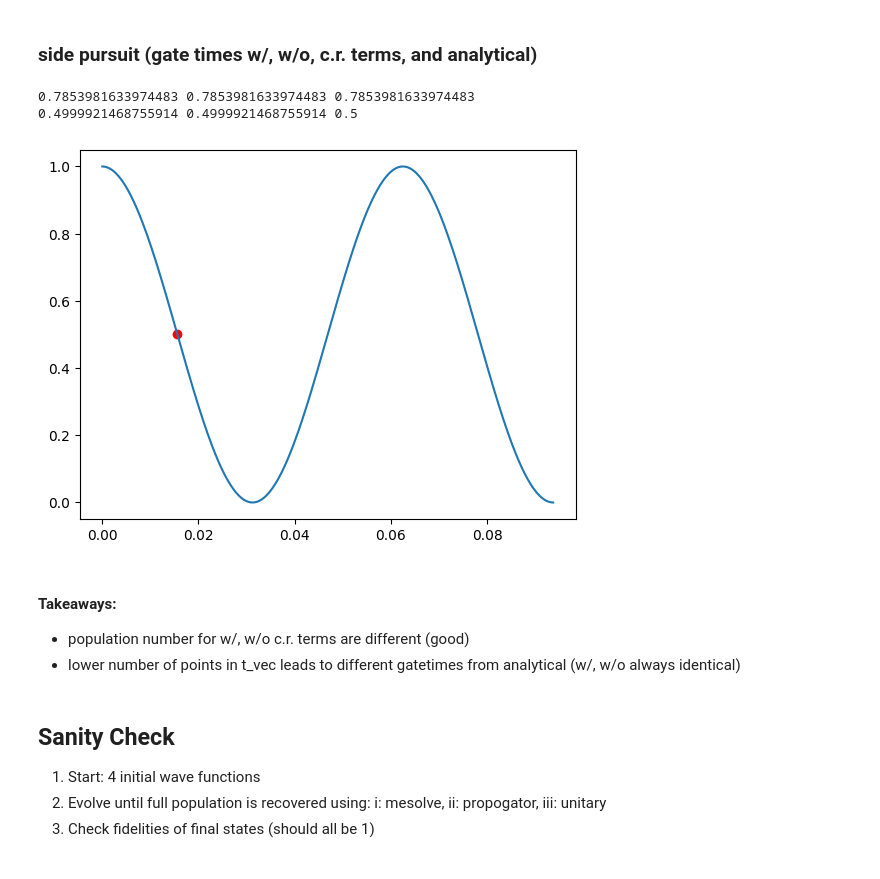
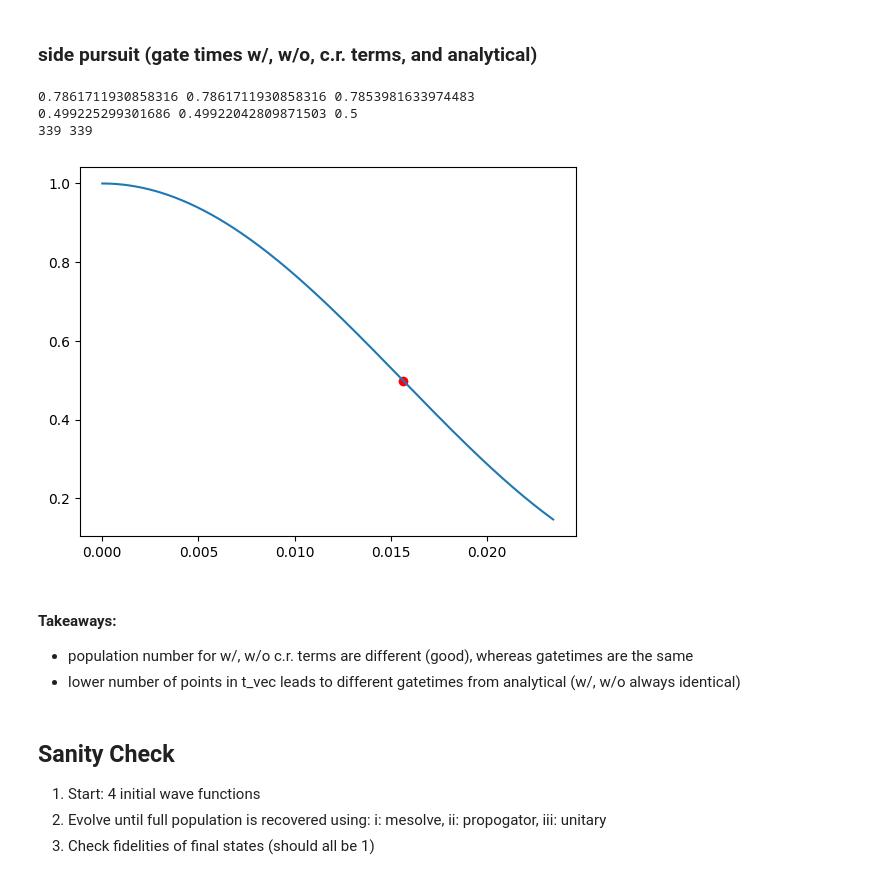
Before and after one commit to darrending8319/Ding-QIS, a Jupyter notebook: Test7_Unitary_Evolution.ipynb, the cells around one changed output. Drawn from its saved outputs; the diff is of its cells as text; code cells hidden in the pictures.

```diff
--- a/Test7_Unitary_Evolution.ipynb
+++ b/Test7_Unitary_Evolution.ipynb
@@ -57,8 +47,8 @@ def hamiltonian(omega_1, omega_2, alpha_1, alpha_2, J_coupling):
     t1 = (omega_1 * b1dag * b1) + (omega_2 * b2dag * b2)
     t2 = (alpha_1 / 2 * b1dag * b1dag * b1 * b1) + (alpha_2 / 2 * b2dag * b2dag * b2 * b2)
     t4 = J_coupling * (b1dag * b2 + b2dag * b1)
-    #t5 = J_coupling * (b1dag * b2dag + b1 * b2)
-    return t1 + t2 + t4# + t5
+    t5 = J_coupling * (b1dag * b2dag + b1 * b2)
+    return t1 + t2 + t5 +t4
 
 def nocounter(omega_1, omega_2, alpha_1, alpha_2, J_coupling):
     t1 = (omega_1 * b1dag * b1) + (omega_2 * b2dag * b2)
@@ -70,37 +60,39 @@ def nocounter(omega_1, omega_2, alpha_1, alpha_2, J_coupling):
 # %%
 def calc_gatetime(t_vec, omega1, omega2, alpha, J_coupling, hamiltonian, plotbool):
     h = hamiltonian(omega_1=omega1, omega_2=omega2, alpha_1=alpha, alpha_2=alpha, J_coupling=J_coupling)
     psi0 = qt.tensor(e_state, g_state) #start in eg state
     te = qt.mesolve(h, psi0, t_vec, [], []) #time evolve with t_vec
     eg_pops = qt.expect(eg_proj, te.states)
     argmin = np.argmin(np.abs(eg_pops-0.5)[1:]) + 1 #argument of value closest to 0.5
     if plotbool == True:
         fig = plt.figure()
         plt.plot(t_vec, eg_pops) #blue line
         plt.scatter(t_vec[argmin], eg_pops[argmin], c='r') #red dot
     return eg_pops[argmin], t_vec[argmin], argmin
 
 J_coupling = 2*π * 8
 t_start = 0
 t_end = 6 * π/(4*J_coupling) #π/4J ~ reach maximally entangled state (Jt = π/4)
-t_vec = np.linspace(t_start, t_end, 301)
+t_vec = np.linspace(t_start, t_end/4, 509)
 omega1 = 2*π * 6000
 omega2 = 2*π * 6000
 alpha = 2*π * -300
 
 pop, gatetime, arg = calc_gatetime(t_vec, omega1, omega2, alpha, J_coupling, hamiltonian, True)
 pop_no, gatetime_no, arg_no = calc_gatetime(t_vec, omega1, omega2, alpha, J_coupling, nocounter, False)
 
 #note in 2010 Nature Paper Bialczak SQiSW: g/2 = J, gt = π/2, Jt = π/4
 print(J_coupling * gatetime, J_coupling * gatetime_no, π/4)
 print(pop, pop_no, 0.5)
+print(arg, arg_no)
 # %% [output]
-0.7853981633974483 0.7853981633974483 0.7853981633974483
-0.4999921468755914 0.4999921468755914 0.5
+0.7861711930858316 0.7861711930858316 0.7853981633974483
+0.499225299301686 0.49922042809871503 0.5
+339 339
-[figure, old version]
+[figure, new version]
 # %% [markdown]
 #### Takeaways:
-- population number for w/, w/o c.r. terms are different (good)
+- population number for w/, w/o c.r. terms are different (good), whereas gatetimes are the same
 - lower number of points in t_vec leads to different gatetimes from analytical (w/, w/o always identical)
 # %% [markdown]
 ## Sanity Check
```
Also changed, not shown: parts of 20 cells of this notebook.
